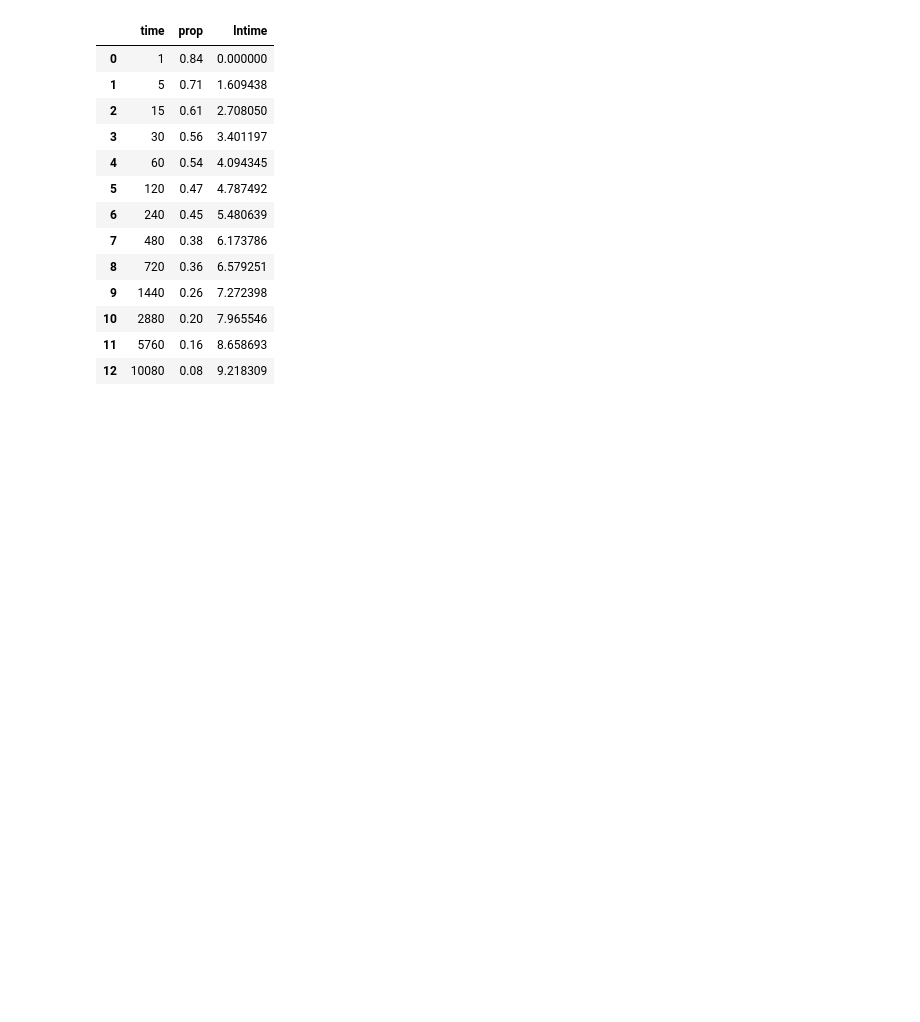
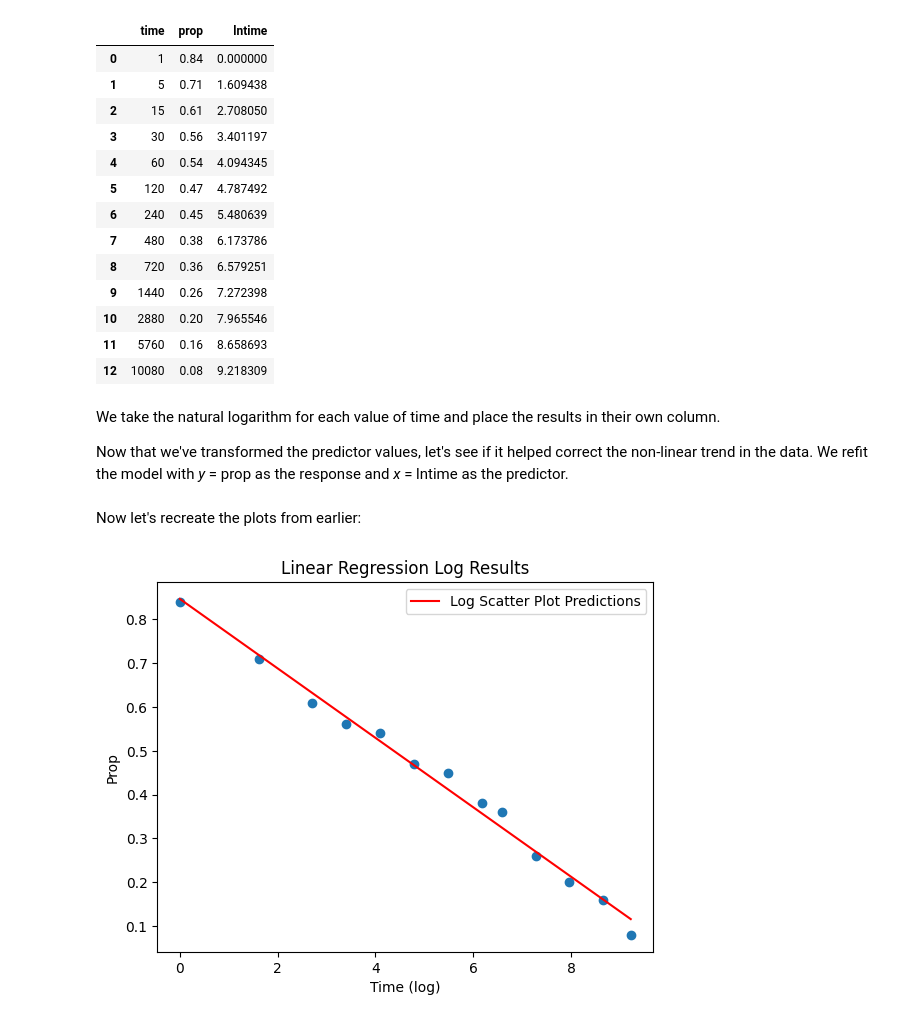
Before and after one commit to crdcamp/ml-learning-linear-regression-feature-engineering, a Jupyter notebook: 3_transformations_and_interactions.ipynb, the cells around one changed output. Cells and saved outputs as stored; diff of their text form; code cells hidden in the pictures; blank space fills up the shorter version.

Commit message:
Log scatter plot

```diff
--- a/3_transformations_and_interactions.ipynb
+++ b/3_transformations_and_interactions.ipynb
@@ -133,3 +133,23 @@ word_recall
 | 10 | 2880 | 0.20 | 7.965546 |
 | 11 | 5760 | 0.16 | 8.658693 |
 | 12 | 10080 | 0.08 | 9.218309 |
+# %% [markdown]
+We take the natural logarithm for each value of time and place the results in their own column.
+
+Now that we've transformed the predictor values, let's see if it helped correct the non-linear trend in the data. We refit the model with *y* = prop as the response and *x* = lntime as the predictor.
+# %%
+X = word_recall[['lntime']]
+model = LinearRegression().fit(X, y)
+y_hat = model.predict(X)
+residuals = y - y_hat
+# %% [markdown]
+Now let's recreate the plots from earlier:
+# %%
+plt.scatter(X, y)
+plt.plot(X, y_hat, color='red', label="Log Scatter Plot Predictions")
+plt.xlabel('Time (log)')
+plt.ylabel('Prop')
+plt.title('Linear Regression Log Results')
+plt.legend();
+# %% [output]
+[figure, added]
```
